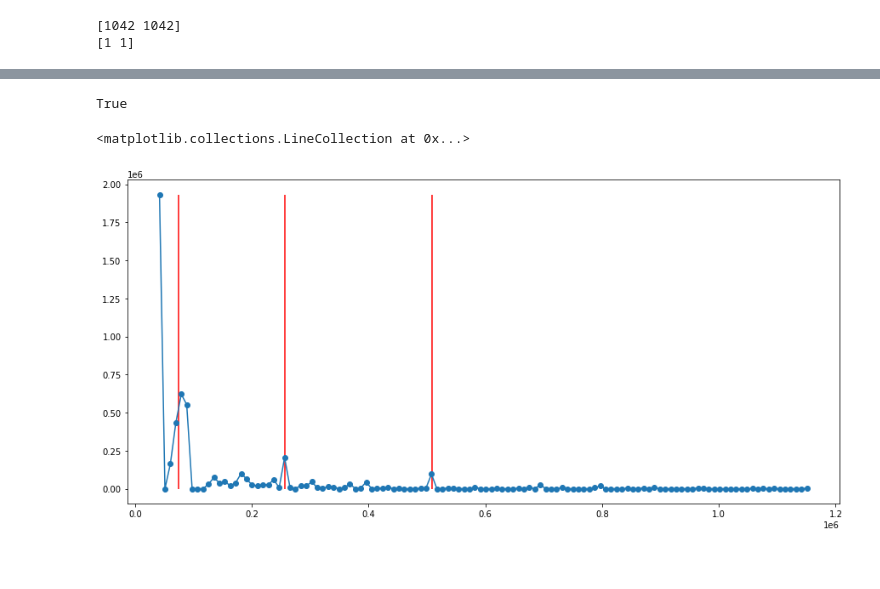
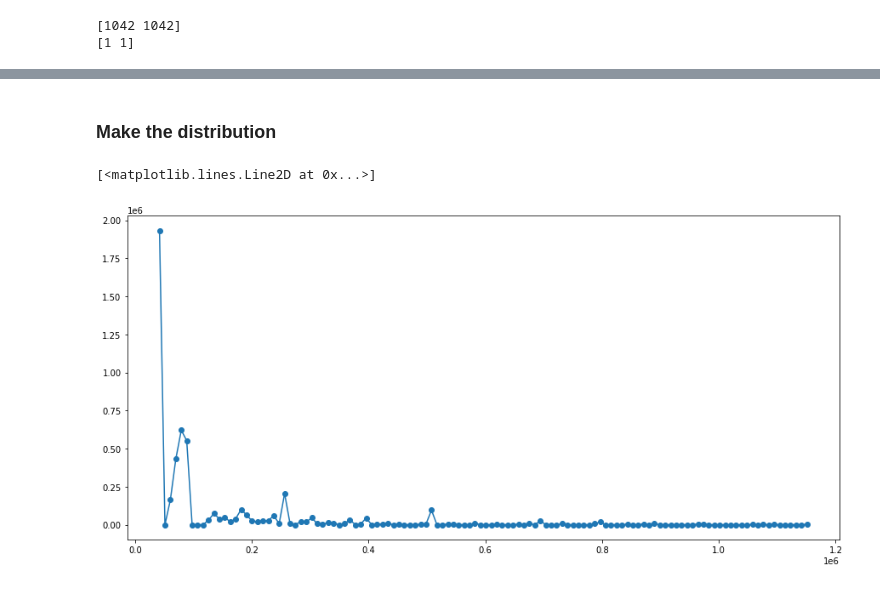
Before and after one commit to RMilock/LCP_projects_Y3, a Jupyter notebook: work.ipynb, the cells around one changed output, grey strips where cells are left out. Cells and saved outputs as stored; diff of their text form; code cells hidden in the pictures.

```diff
--- a/work.ipynb
+++ b/work.ipynb
@@ -174,17 +90,22 @@ dud
+# %% [markdown]
+### Make the distribution
 # %%
-dist=dud.DISTANCES.values
-freq=dud.VISITORS.values
+def distribution(N,df):
+    dist=df.DISTANCES.values
+    freq=df.VISITORS.values
+
+    bins=np.linspace(np.min(dist),np.max(dist),N+1)
+
+    f_bins=[]
+    for i in range(len(bins)-1):
+        f=np.sum(freq[dist<=bins[i+1]])
+        f-=np.sum(freq[dist<bins[i]])
+        f_bins.append(f)
+
+    bins=(bins[1:]+bins[:-1])*0.5
+
+    return bins, f_bins
+
 nbins=120
-bins=np.linspace(np.min(dist),np.max(dist),nbins+1)
 
-f_bins=[]
-for i in range(len(bins)-1):
-    f=np.sum(freq[dist<=bins[i+1]])
-    f-=np.sum(freq[dist<bins[i]])
-    f_bins.append(f)
-
-bins=(bins[1:]+bins[:-1])*0.5
+bins, f_bins = distribution(nbins,dud)
-# %%
-sum(f_bins) == np.sum(freq)
-# %% [output]
-True
@@ -195,11 +112,7 @@ cod_Roma=cod_prov[cod_prov.PROVINCIA=='Roma'].COD_PRO.values[0]
 # %%
 import matplotlib.pyplot as plt
 plt.figure(figsize=(15,7))
 plt.plot(bins,f_bins,'-o')
-
-plt.vlines(prov_to_dist(cod_Milano),min(f_bins),max(f_bins),color='r')
-plt.vlines(prov_to_dist(cod_Venezia),min(f_bins),max(f_bins),color='r')
-plt.vlines(prov_to_dist(cod_Roma),min(f_bins),max(f_bins),color='r')
 # %% [output]
-<matplotlib.collections.LineCollection at 0x...>
+[<matplotlib.lines.Line2D at 0x...>]
-[figure, old version]
+[figure, new version]
```
Also changed, not shown: parts of 17 cells of this notebook.
